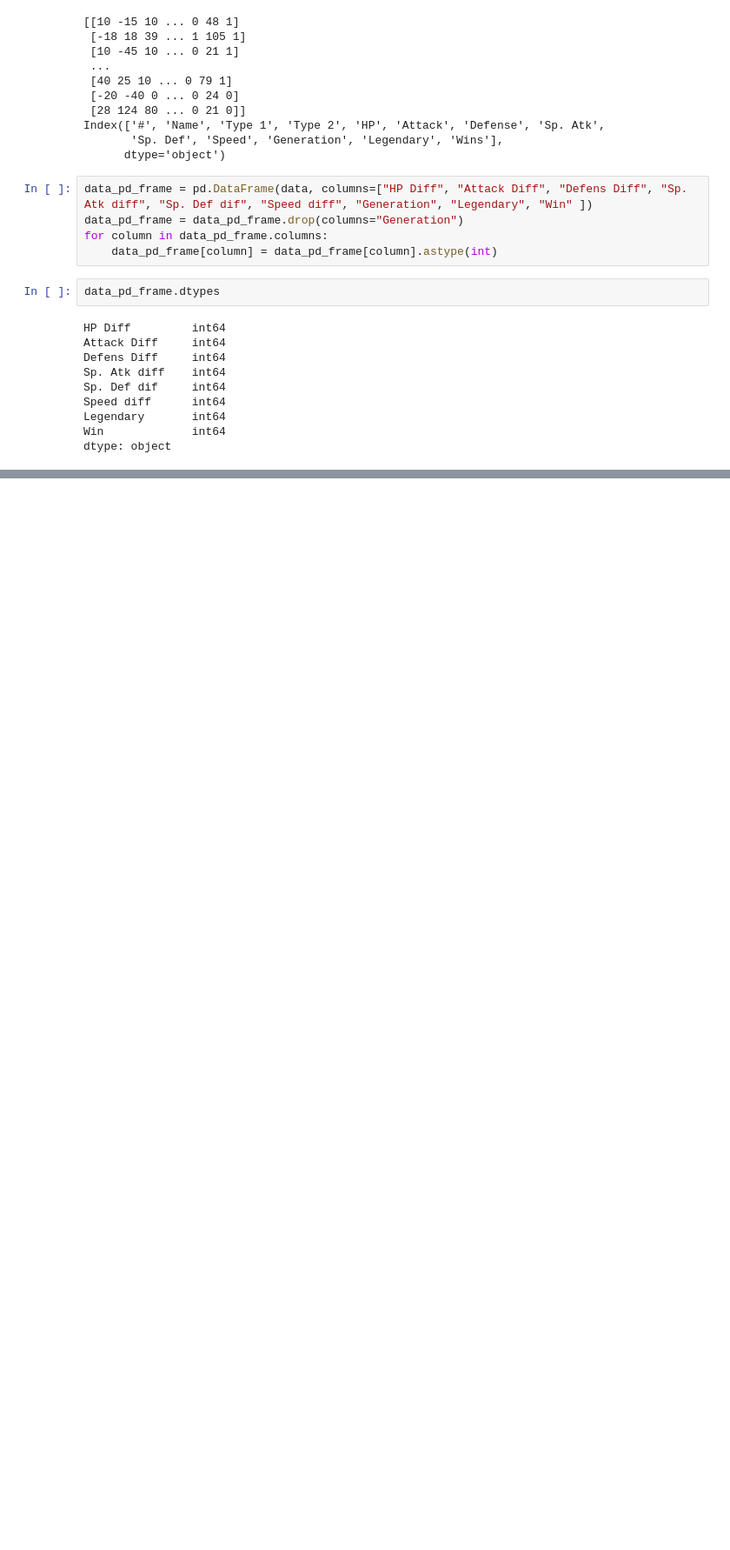
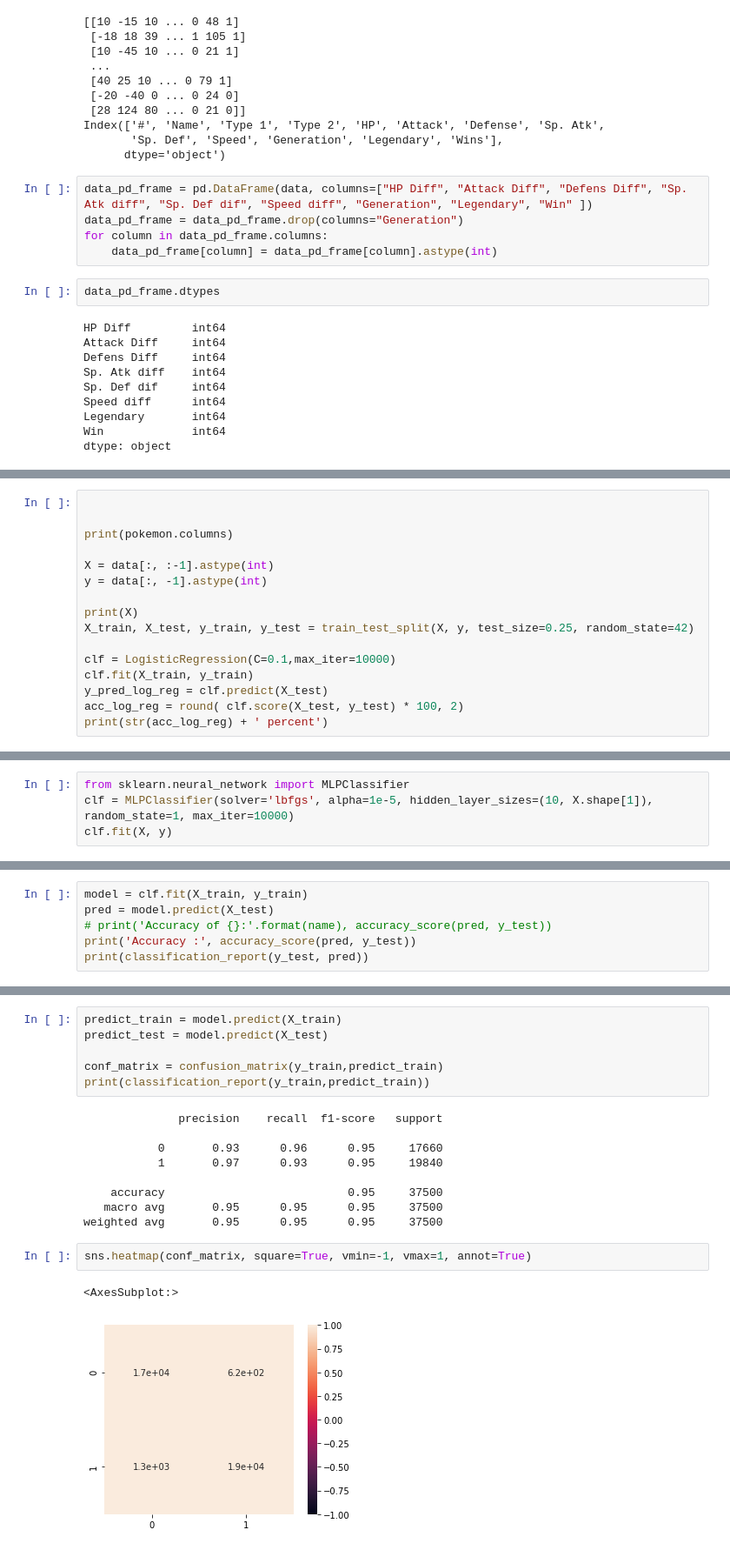
Before and after one commit to Pedro-Lopes-Frisson/TAA, a Jupyter notebook: projeto/Untitled.ipynb, the cells around one changed output, grey strips where cells are left out. Shown at 87% size. Saved outputs shown, nothing was run; the diff lists cells and outputs as text; blank space fills up the shorter version.

```diff
--- a/projeto/Untitled.ipynb
+++ b/projeto/Untitled.ipynb
@@ -264,0 +439,16 @@ weighted avg       0.94      0.94      0.94      7000
+# %%
+
+
+print(pokemon.columns)
+
+X = data[:, :-1].astype(int)
+y = data[:, -1].astype(int)
+
+print(X)
+X_train, X_test, y_train, y_test = train_test_split(X, y, test_size=0.25, random_state=42)
+
+clf = LogisticRegression(C=0.1,max_iter=10000)
+clf.fit(X_train, y_train)
+y_pred_log_reg = clf.predict(X_test)
+acc_log_reg = round( clf.score(X_test, y_test) * 100, 2)
+print(str(acc_log_reg) + ' percent')
@@ -264,0 +467,4 @@ weighted avg       0.94      0.94      0.94      7000
+# %%
+from sklearn.neural_network import MLPClassifier
+clf = MLPClassifier(solver='lbfgs', alpha=1e-5, hidden_layer_sizes=(10, X.shape[1]), random_state=1, max_iter=10000)
+clf.fit(X, y)
@@ -264,0 +474,6 @@ weighted avg       0.94      0.94      0.94      7000
+# %%
+model = clf.fit(X_train, y_train)
+pred = model.predict(X_test)
+# print('Accuracy of {}:'.format(name), accuracy_score(pred, y_test))
+print('Accuracy :', accuracy_score(pred, y_test))
+print(classification_report(y_test, pred))
@@ -264,0 +490,20 @@ weighted avg       0.94      0.94      0.94      7000
+# %%
+predict_train = model.predict(X_train)
+predict_test = model.predict(X_test)
+
+conf_matrix = confusion_matrix(y_train,predict_train)
+print(classification_report(y_train,predict_train))
+# %% [output]
+              precision    recall  f1-score   support
+
+           0       0.93      0.96      0.95     17660
+           1       0.97      0.93      0.95     19840
+
+    accuracy                           0.95     37500
+   macro avg       0.95      0.95      0.95     37500
+weighted avg       0.95      0.95      0.95     37500
+# %%
+sns.heatmap(conf_matrix, square=True, vmin=-1, vmax=1, annot=True)
+# %% [output]
+<AxesSubplot:>
+[figure, added]
```
Also changed, not shown: parts of 20 cells of this notebook.
